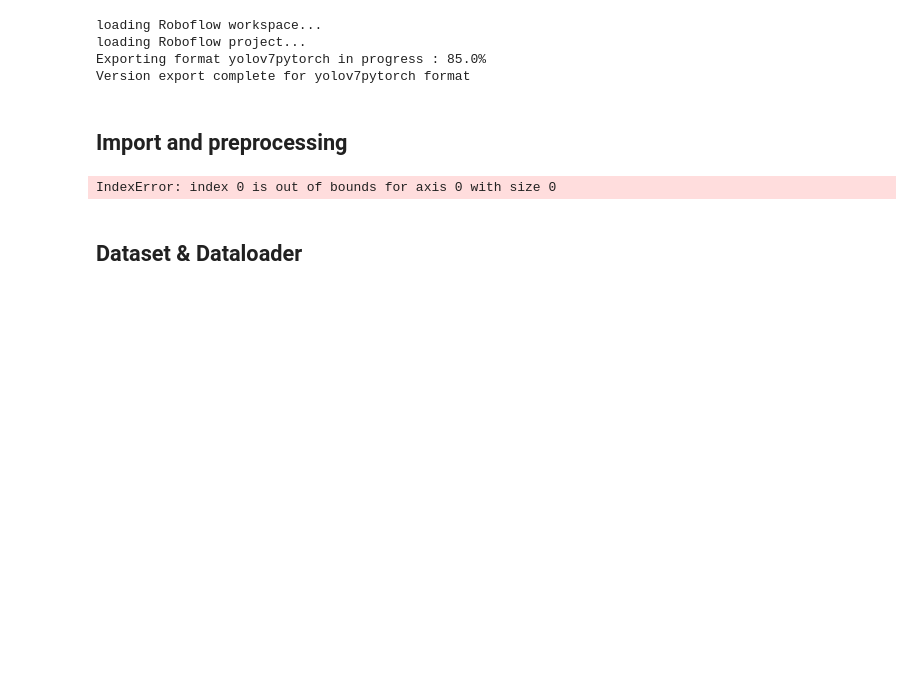
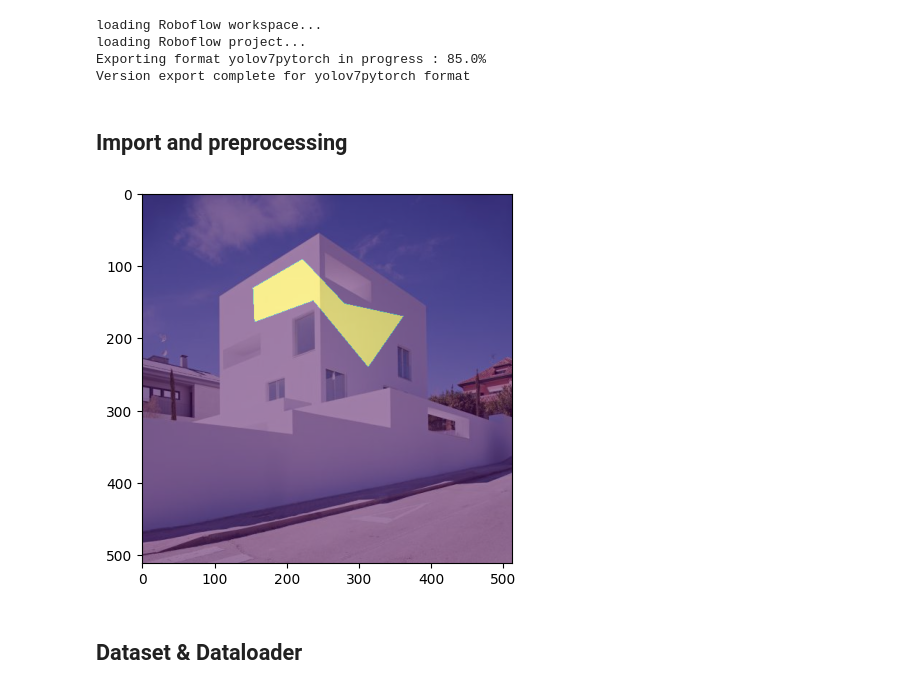
Before and after one commit to maidacundo/lora_inpainting, a Jupyter notebook: lora_inpainting.ipynb, the cells around one changed output. Cells and saved outputs as stored; diff of their text form; code cells hidden in the pictures; blank space fills up the shorter version.

```diff
--- a/lora_inpainting.ipynb
+++ b/lora_inpainting.ipynb
@@ -179,14 +179,15 @@ train_img_path = PATH + "/train/images/"
 train_label_path = PATH + "/train/labels/"
 # %%
 # create the dataset
-train_images, train_masks = create_dataset(train_img_path, train_label_path, label=9, num_samples=1)
+train_images, train_masks = create_dataset(train_img_path, train_label_path, label=0, num_samples=1)
 # %%
 # plot the image with the mask
 
 plt.imshow(train_images[0])
+plt.imshow(train_masks[0], alpha=0.5)
 plt.show()
 # %% [output]
-IndexError: index 0 is out of bounds for axis 0 with size 0
+[figure, added]
 # %% [markdown]
 ## Dataset & Dataloader
 # %%
```
Also changed, not shown: parts of 10 cells of this notebook, 1 other file.
